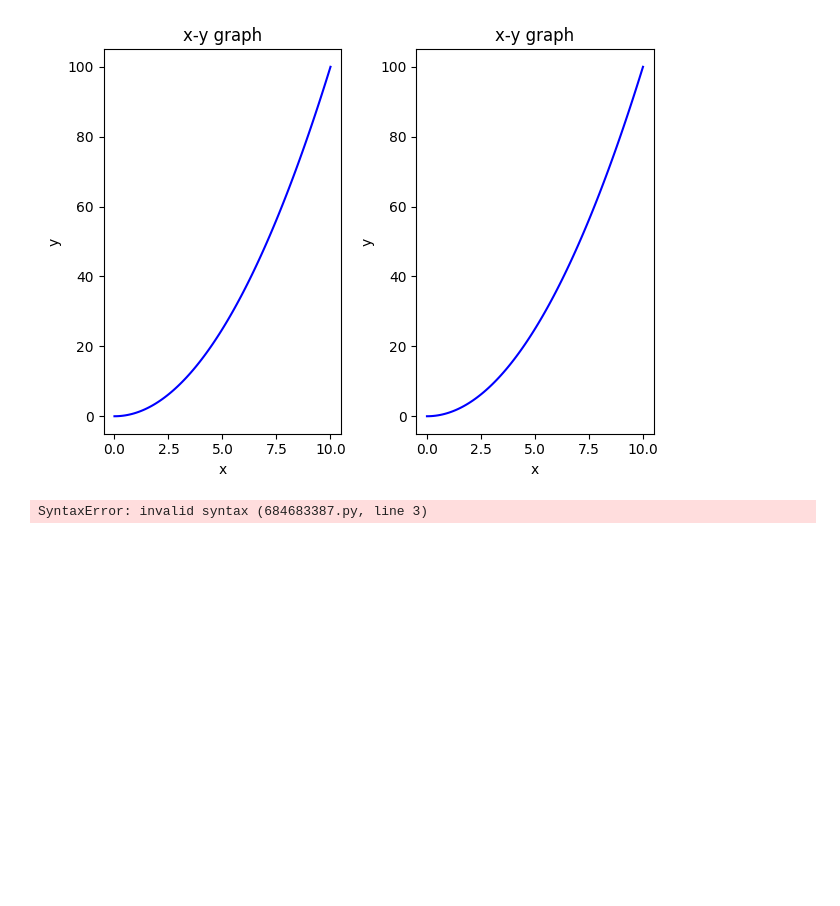
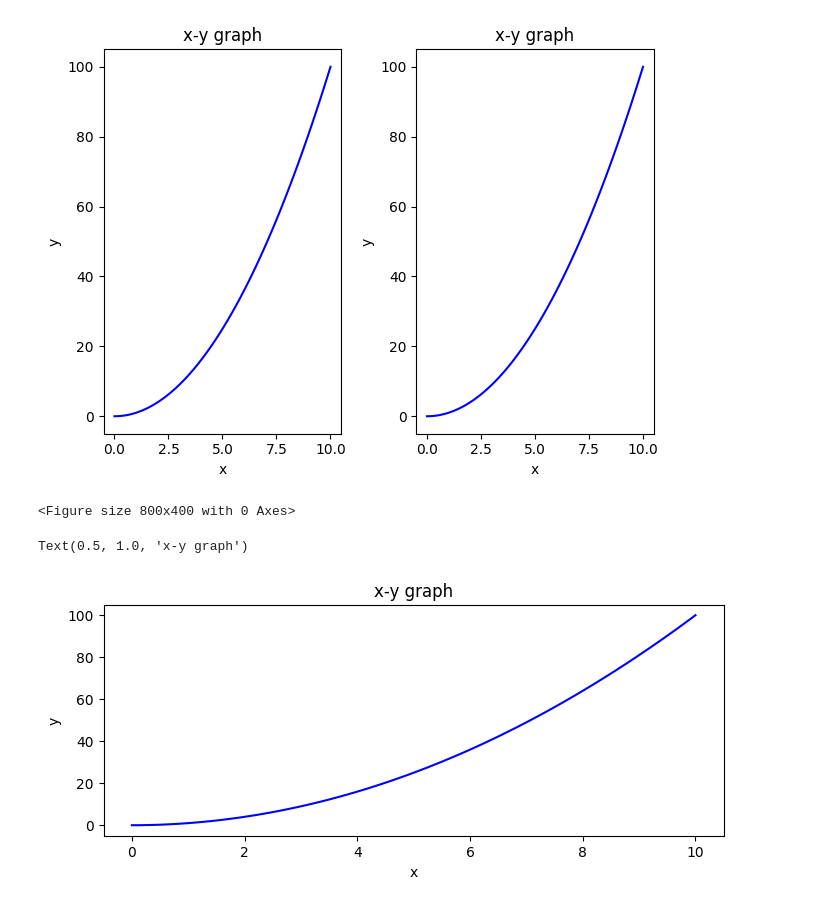
Before and after one commit to minhasaleem/DATASCIENCE-LAB, a Jupyter notebook: Data Visualisation.ipynb, the cells around one changed output. Cells and saved outputs as stored; diff of their text form; code cells hidden in the pictures; blank space fills up the shorter version.

```diff
--- a/Data Visualisation.ipynb
+++ b/Data Visualisation.ipynb
@@ -91,10 +91,15 @@ fig
 [figure]
 # %%
 fig = plt.figure(figsize = (8,4),dpi = 100 )
-fig,axes = plt.subplots(figsize=(8,3))
-axes.plot(x,y,'b') axes.set_xlabel('x')
-axes.set_ylabel('y')
-axes.set_title('x-y graph')
-Text(0.5, 1.0, 'x-y graph')
 # %% [output]
-SyntaxError: invalid syntax (684683387.py, line 3)
+<Figure size 800x400 with 0 Axes>
+# %%
+fig,axes = plt.subplots(figsize=(8,3))
+axes.plot(x,y,'b')
+axes.set_xlabel('x')
+axes.set_ylabel('y')
+axes.set_title('x-y graph')
+plt.Text(0.5, 1.0, 'x-y graph')
+# %% [output]
+Text(0.5, 1.0, 'x-y graph')
+[figure, added]
```
Also changed, not shown: parts of 31 cells of this notebook.
